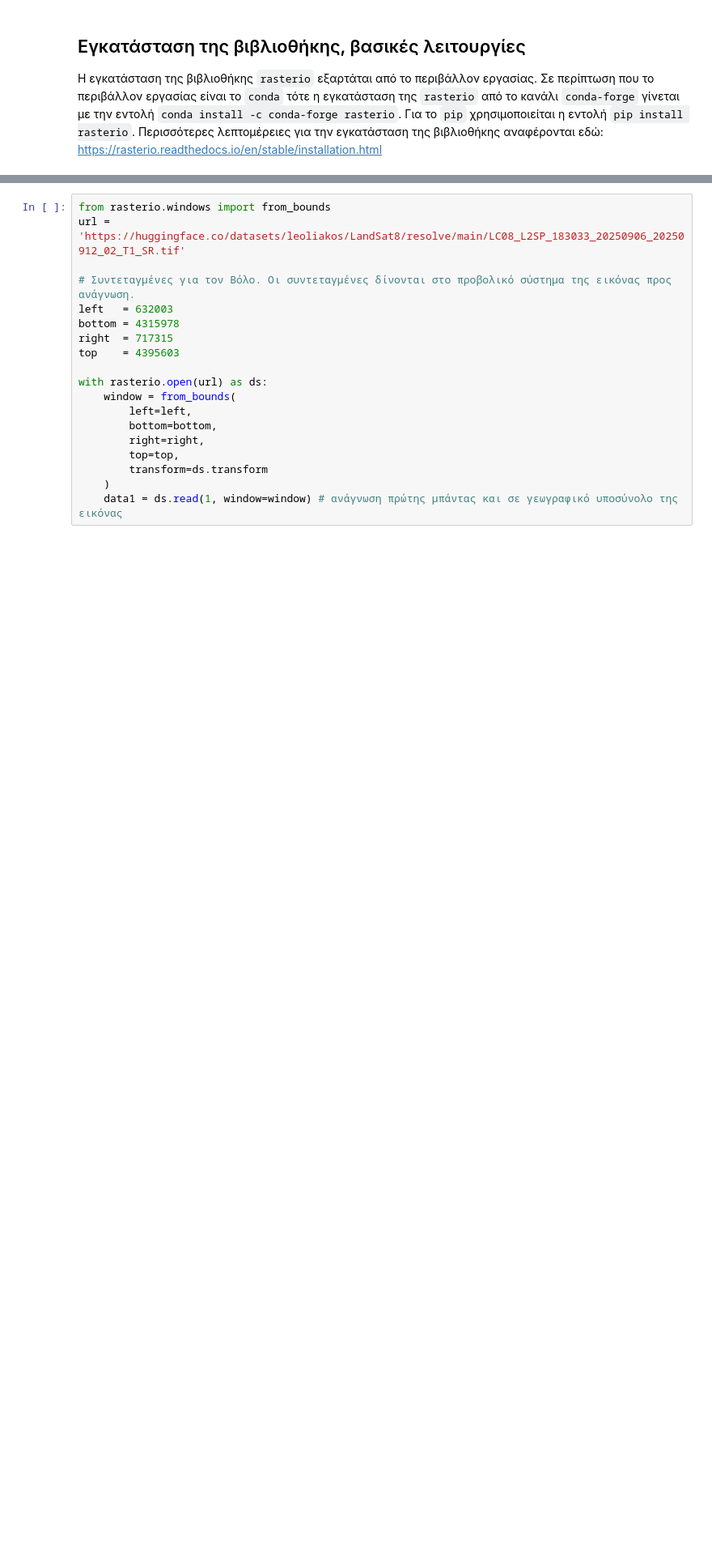
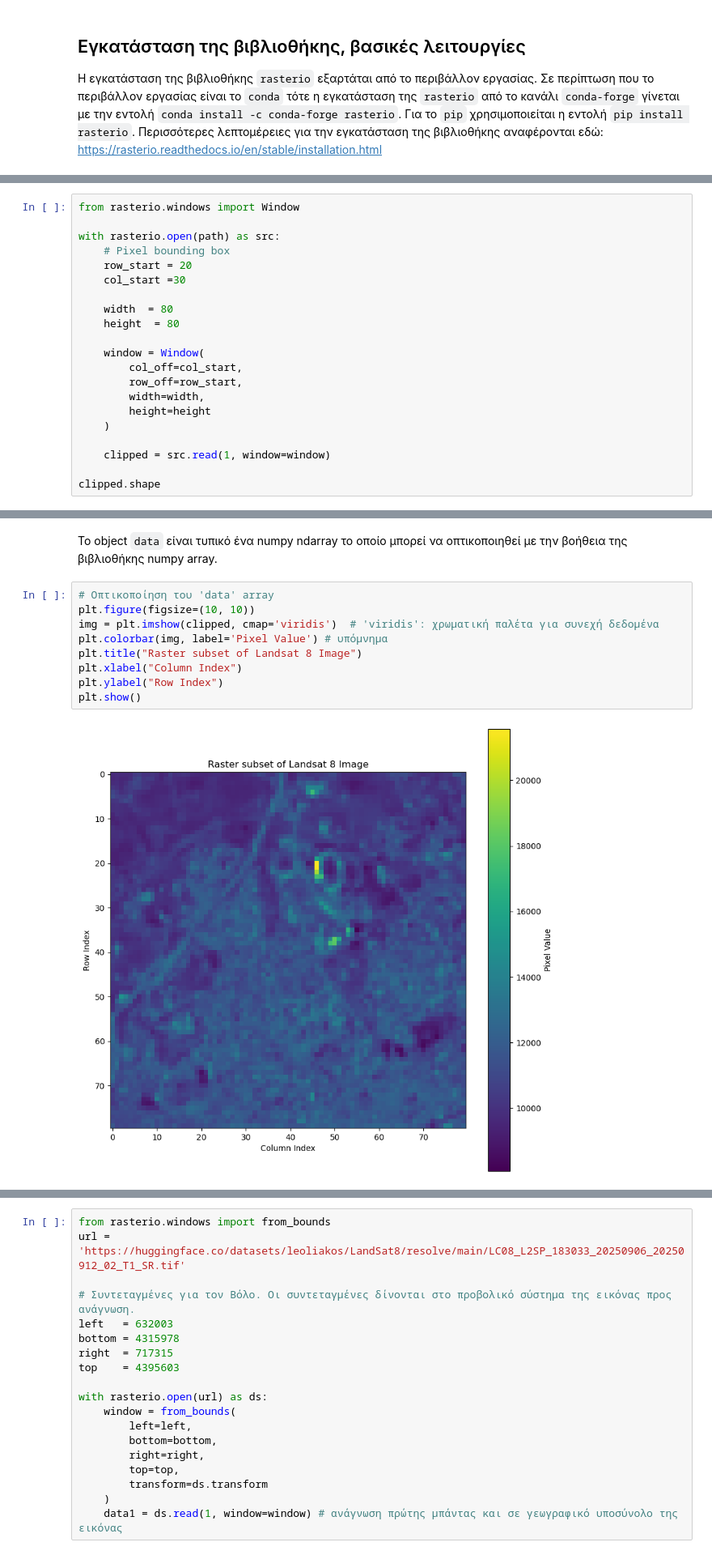
Before and after one commit to kokkytos/programming, a Jupyter notebook: _build/jupyter_execute/notebooks/Lesson_12.ipynb, the cells around one changed output, grey strips where cells are left out. Shown at 81% size. Cells and saved outputs as stored; diff of their text form; blank space fills up the shorter version.

```diff
--- a/_build/jupyter_execute/notebooks/Lesson_12.ipynb
+++ b/_build/jupyter_execute/notebooks/Lesson_12.ipynb
@@ -25,0 +51,21 @@ with rasterio.open(path) as src:
+# %%
+from rasterio.windows import Window
+
+with rasterio.open(path) as src:
+    # Pixel bounding box
+    row_start = 20
+    col_start =30
+
+    width  = 80
+    height  = 80
+
+    window = Window(
+        col_off=col_start,
+        row_off=row_start,
+        width=width,
+        height=height
+    )
+
+    clipped = src.read(1, window=window)
+
+clipped.shape
@@ -25,0 +74,13 @@ with rasterio.open(path) as src:
+# %% [markdown]
+Το object `data` είναι τυπικό ένα numpy ndarray το οπoίο μπορεί να οπτικοποιηθεί με την βοήθεια της βιβλιοθήκης numpy array.
+# %%
+# Οπτικοποίηση του 'data' array
+plt.figure(figsize=(10, 10))
+img = plt.imshow(clipped, cmap='viridis')  # 'viridis': χρωματική παλέτα για συνεχή δεδομένα
+plt.colorbar(img, label='Pixel Value') # υπόμνημα
+plt.title("Raster subset of Landsat 8 Image")
+plt.xlabel("Column Index")
+plt.ylabel("Row Index")
+plt.show()
+# %% [output]
+[figure, added]
```
Also changed, not shown: parts of 42 cells of this notebook, 37 other files.
